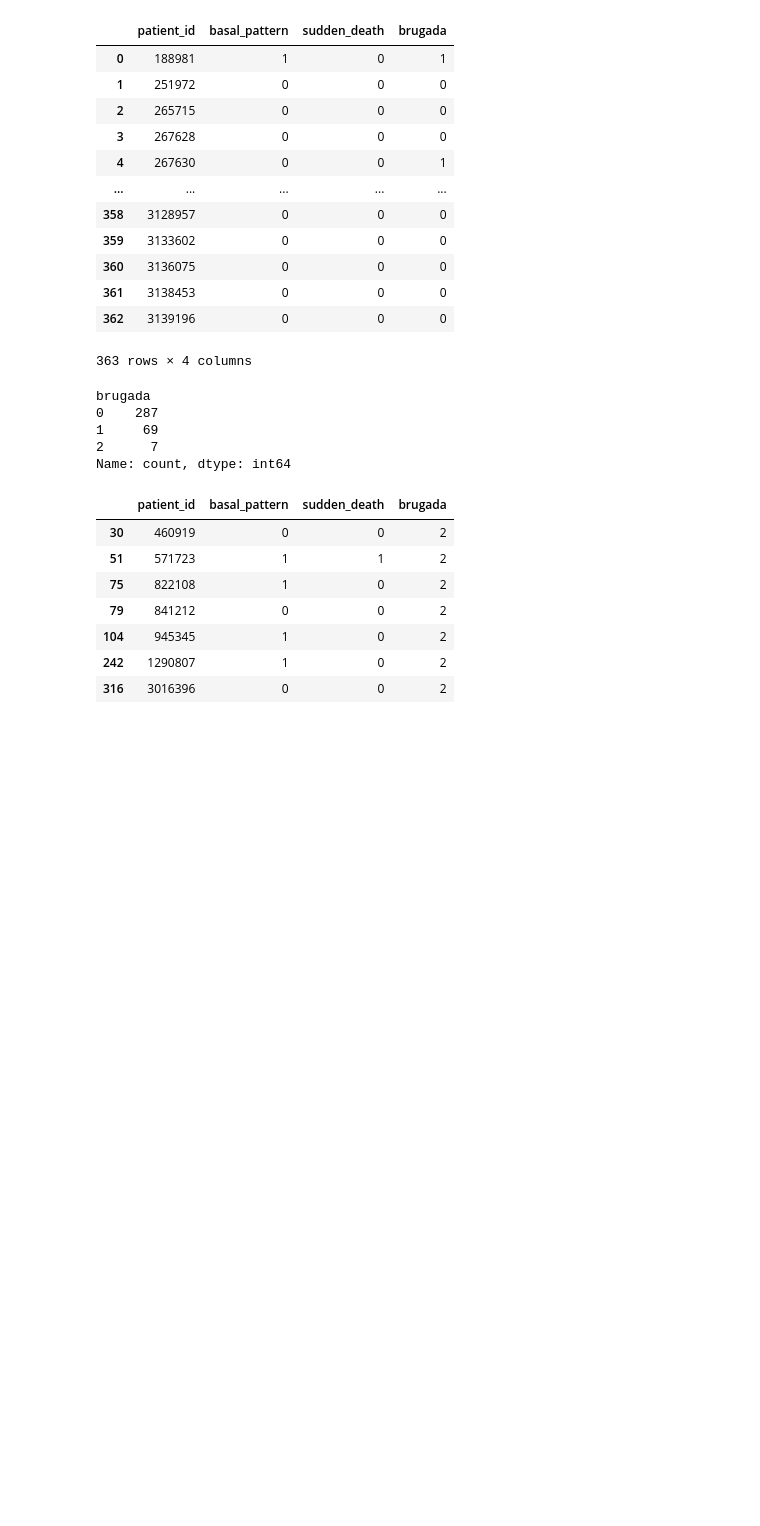
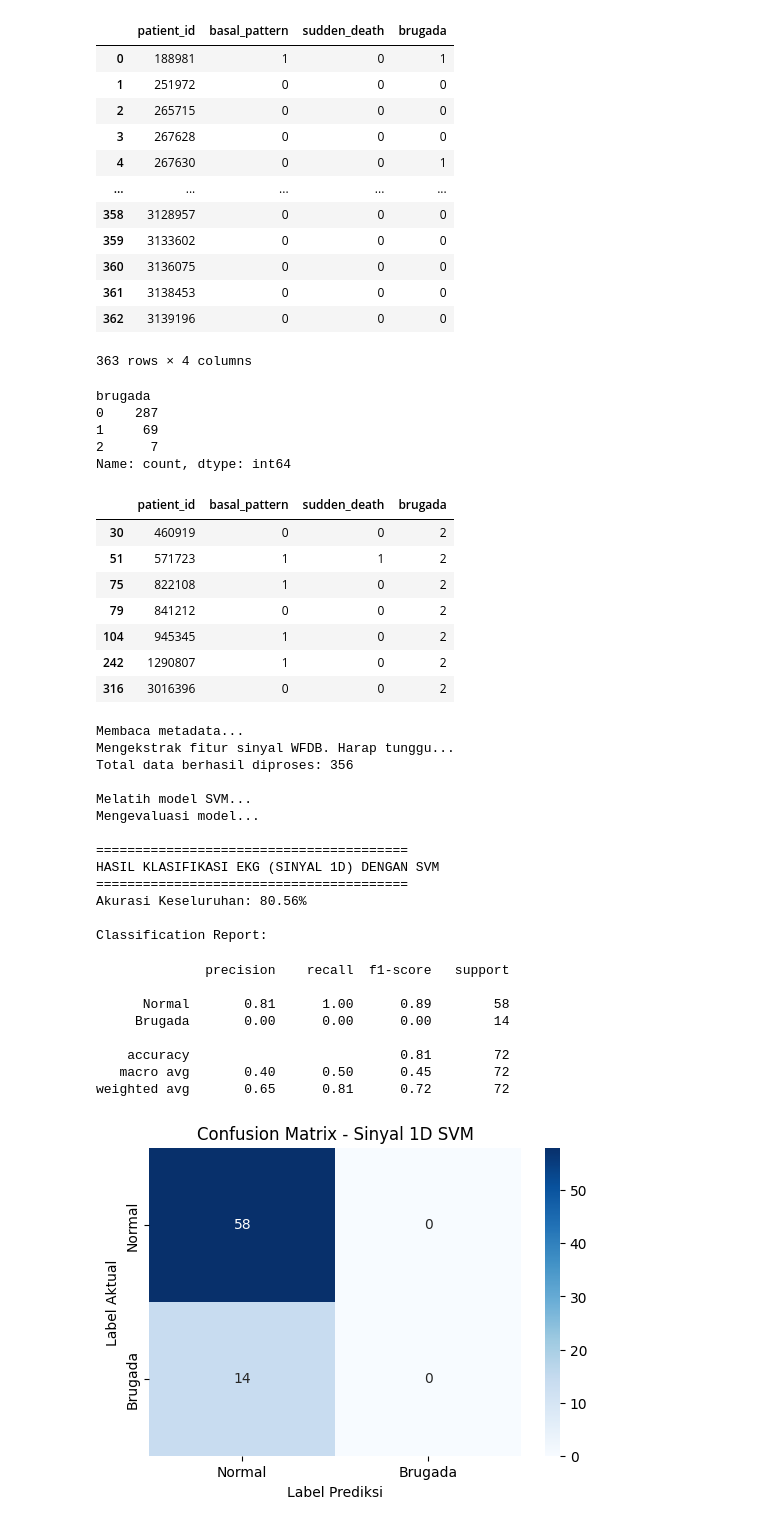
Before and after one commit to Adit310304/IDSC_Brugada, a Jupyter notebook: main.ipynb, the cells around one changed output. Drawn from its saved outputs; the diff is of its cells as text; code cells hidden in the pictures; blank space fills up the shorter version.

Commit message:
SVM model

```diff
--- a/main.ipynb
+++ b/main.ipynb
@@ -181,0 +170,12 @@ def preprocess_and_extract_features(image_path, image_size=(128, 128)):
+# %%
+def extract_statistical_features(signal):
+    features = [
+        np.mean(signal),
+        np.std(signal),
+        np.max(signal),
+        np.min(signal),
+        np.max(signal) - np.min(signal),
+        skew(signal),
+        kurtosis(signal)
+    ]
+    return features
@@ -181,0 +225,62 @@ def preprocess_and_extract_features(image_path, image_size=(128, 128)):
+# %%
+if __name__ == "__main__":
+    X_data, y_data = load_and_extract_1d_dataset()
+
+    if len(X_data) > 0:
+        X_train, X_test, y_train, y_test = train_test_split(X_data, y_data, test_size=0.2, random_state=42, stratify=y_data)
+
+        scaler = StandardScaler()
+        X_train_scaled = scaler.fit_transform(X_train)
+        X_test_scaled = scaler.transform(X_test)
+
+        print("\nMelatih model SVM...")
+        svm_model = SVC(kernel='rbf', C=1.0, gamma='scale', random_state=42)
+        svm_model.fit(X_train_scaled, y_train)
+
+        print("Mengevaluasi model...")
+        y_pred = svm_model.predict(X_test_scaled)
+
+        print("\n" + "="*40)
+        print("HASIL KLASIFIKASI EKG (SINYAL 1D) DENGAN SVM")
+        print("="*40)
+
+        print(f"Akurasi Keseluruhan: {accuracy_score(y_test, y_pred) * 100:.2f}%\n")
+
+        print("Classification Report:")
+        print(classification_report(y_test, y_pred, target_names=['Normal', 'Brugada']))
+
+        cm = confusion_matrix(y_test, y_pred)
+        plt.figure(figsize=(6,4))
+        sns.heatmap(cm, annot=True, fmt='d', cmap='Blues',
+                    xticklabels=['Normal', 'Brugada'],
+                    yticklabels=['Normal', 'Brugada'])
+        plt.title('Confusion Matrix - Sinyal 1D SVM')
+        plt.ylabel('Label Aktual')
+        plt.xlabel('Label Prediksi')
+        plt.show()
+
+    else:
+        print("Error: Tidak ada data yang berhasil diekstrak. Cek kembali path dataset Anda.")
+# %% [output]
+Membaca metadata...
+Mengekstrak fitur sinyal WFDB. Harap tunggu...
+Total data berhasil diproses: 356
+
+Melatih model SVM...
+Mengevaluasi model...
+
+========================================
+HASIL KLASIFIKASI EKG (SINYAL 1D) DENGAN SVM
+========================================
+Akurasi Keseluruhan: 80.56%
+
+Classification Report:
+              precision    recall  f1-score   support
+
+      Normal       0.81      1.00      0.89        58
+     Brugada       0.00      0.00      0.00        14
+
+    accuracy                           0.81        72
+   macro avg       0.40      0.50      0.45        72
+weighted avg       0.65      0.81      0.72        72
+[figure, added]
```
Also changed, not shown: parts of 3 cells of this notebook.
